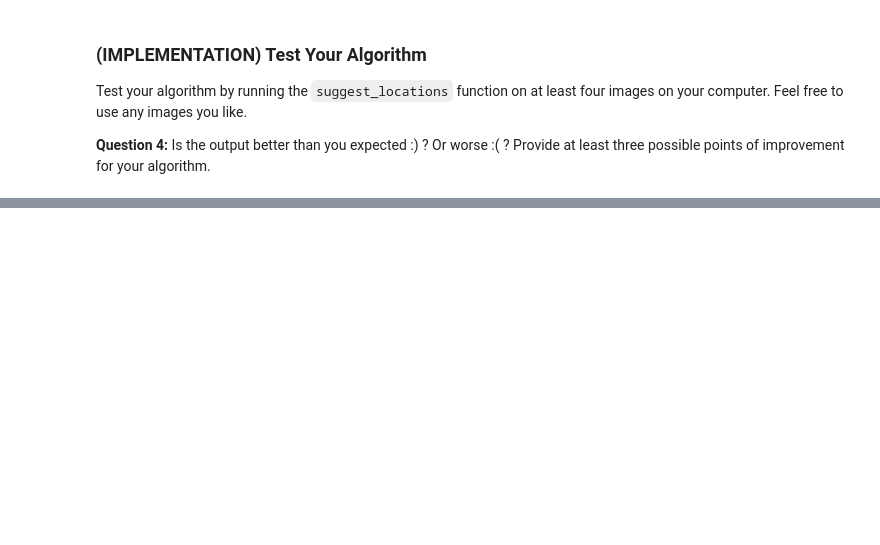
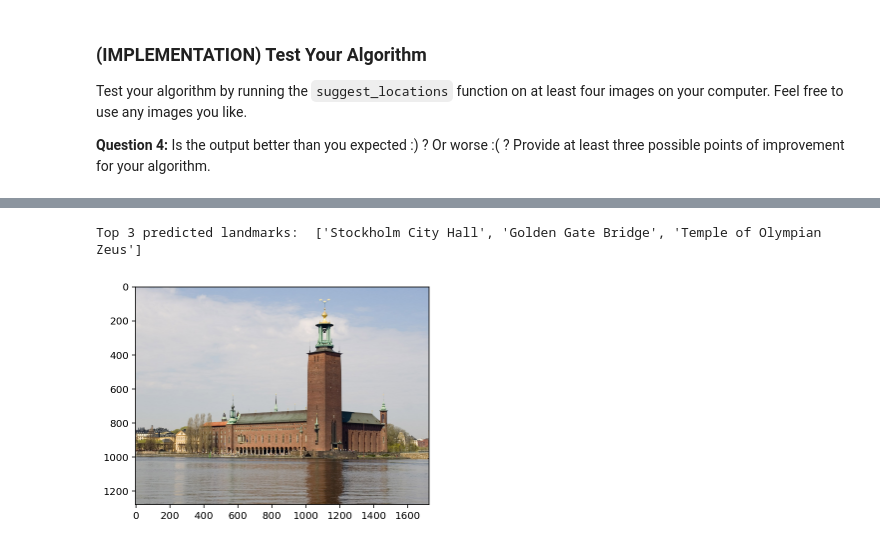
Before and after one commit to CR-AI-Repos/udacity_project_landmark, a Jupyter notebook: landmark.ipynb, the cells around one changed output, grey strips where cells are left out. Cells and saved outputs as stored; diff of their text form; code cells hidden in the pictures; blank space fills up the shorter version.

```diff
--- a/landmark.ipynb
+++ b/landmark.ipynb
@@ -640,0 +772,5 @@ __Answer:__ (Three possible points for improvement)
+# %%
+suggest_locations(imagethree)
+# %% [output]
+Top 3 predicted landmarks:  ['Stockholm City Hall', 'Golden Gate Bridge', 'Temple of Olympian Zeus']
+[figure, added]
```
Also changed, not shown: parts of 30 cells of this notebook.
